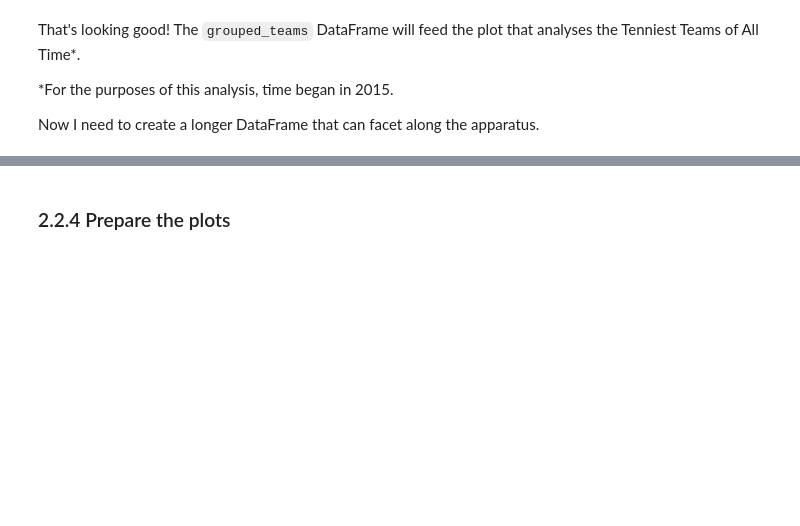
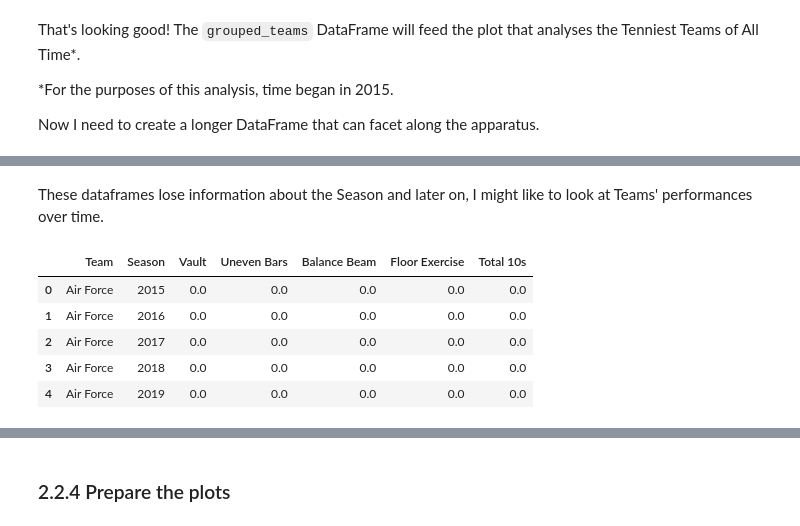
Before and after one commit to LSE-ME204/me204-2024-project-jesatuts2, a Jupyter notebook: notebooks/NB03-EDA-and-Dataviz.ipynb, the cells around one changed output, grey strips where cells are left out. Drawn from its saved outputs; the diff is of its cells as text; code cells hidden in the pictures; blank space fills up the shorter version.

```diff
--- a/notebooks/NB03-EDA-and-Dataviz.ipynb
+++ b/notebooks/NB03-EDA-and-Dataviz.ipynb
@@ -392,0 +405,15 @@ tenniest_teams_per_apparatus.head()
+# %% [markdown]
+These dataframes lose information about the Season and later on, I might like to look at Teams' performances over time.
+# %%
+# Calculate sum of number of 10s for each apparatus for each team for each season
+tenniest_teams_over_time = tenniest_teams_df.groupby(['Team', 'Season']).sum().reset_index()
+
+# Preview the df
+tenniest_teams_over_time.head()
+# %% [output]
+|  | Team | Season | Vault | Uneven Bars | Balance Beam | Floor Exercise | Total 10s |
+| 0 | Air Force | 2015 | 0.0 | 0.0 | 0.0 | 0.0 | 0.0 |
+| 1 | Air Force | 2016 | 0.0 | 0.0 | 0.0 | 0.0 | 0.0 |
+| 2 | Air Force | 2017 | 0.0 | 0.0 | 0.0 | 0.0 | 0.0 |
+| 3 | Air Force | 2018 | 0.0 | 0.0 | 0.0 | 0.0 | 0.0 |
+| 4 | Air Force | 2019 | 0.0 | 0.0 | 0.0 | 0.0 | 0.0 |
```
Also changed, not shown: parts of 11 cells of this notebook, 4 other files.
